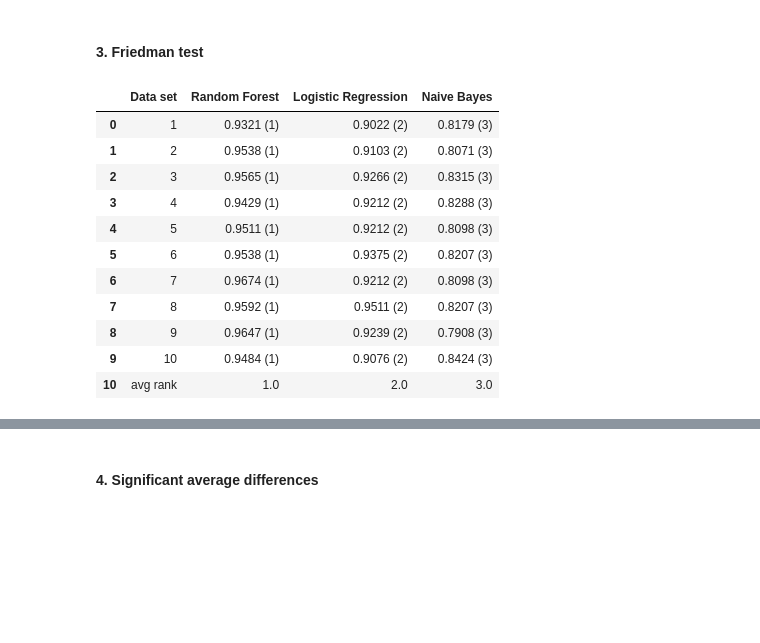
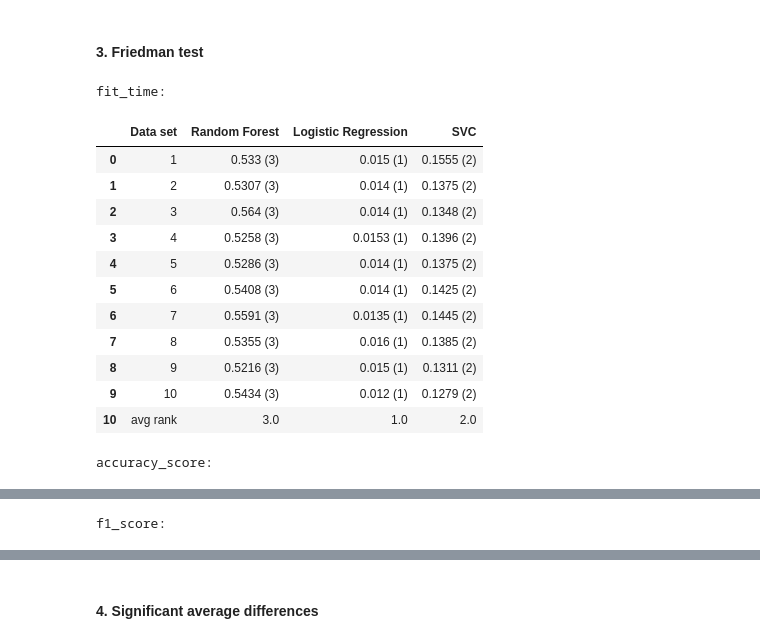
Before and after one commit to Caoze1/dv2599_a2, a Jupyter notebook: book.ipynb, the cells around one changed output, grey strips where cells are left out. Saved outputs shown, nothing was run; the diff lists cells and outputs as text; code cells hidden in the pictures; blank space fills up the shorter version.

```diff
--- a/book.ipynb
+++ b/book.ipynb
@@ -62,23 +64,16 @@ display(df)
 # %% [markdown]
 #### 0. Pre-process
 # %%
-# Split data
-x_train, x_test, y_train, y_test = train_test_split(x, y, test_size=0.2)
-
 # Initialize standard scaler
 scaler = StandardScaler()
 
 # Fit and transform train set
-x_train_scaled = scaler.fit_transform(x_train)
+x_scaler = scaler.fit_transform(x)
 
-# Transform test set
-x_test_scaled = scaler.transform(x_test)
-
-# Turn back into pandas dataframes
-x_train_scaled = pd.DataFrame(x_train_scaled, columns=x_train.columns, index=x_train.index)
-x_test_scaled = pd.DataFrame(x_test_scaled, columns=x_test.columns, index=x_test.index)
+# Turn back into pandas dataframe
+x_scaled = pd.DataFrame(x_scaler, columns=x.columns, index=x.index)
 
 # Describe
-x_train_scaled.describe().round(2)
+x_scaled.describe().round(2)
 # %% [output]
 |  | word_freq_make | word_freq_address | word_freq_all | word_freq_3d | word_freq_our | word_freq_over | ... |
@@ -133,36 +178,45 @@ df_scores.to_csv('df_scores_1.csv', index=False)
 # %% [markdown]
 #### 3. Friedman test
 # %%
-### Remove last two rows and fold column
-df_friedman_score = df_scores.iloc[:-2]
-df_rank = df_friedman_score.drop(columns='Fold')
+friedman_scores = {}
 
-### Rank
-df_rank = df_rank.rank(1, 'max', ascending=False)
+### Perform Friedman test for each dataframe
+for i, df in enumerate((df_time, df_acc, df_f1)):
+    ### Remove last two rows and fold column
+    df_friedman_score = df.iloc[:-2]
+    df_rank = df_friedman_score.drop(columns='Fold')
 
-### Add avg_rank row
-df_rank_avg = df_rank.mean()
+    ### Rank
+    df_rank = df_rank.rank(1, 'max', ascending=not i)
 
-### Combine ranks and score values
-df_friedman_score = df_friedman_score.rename(columns={'Fold': 'Data set'})
-for column in df_rank.columns:
-    combines = [f"{round(x,4)} ({int(y)})" for x, y in zip(df_friedman_score[column], df_rank[column])]
-    df_friedman_score[column] = combines
+    ### Combine ranks and score values
+    df_friedman_score = df_friedman_score.rename(columns={'Fold': 'Data set'})
+    for column in df_rank.columns:
+        combines = [f"{round(x,4)} ({int(y)})" for x, y in zip(df_friedman_score[column], df_rank[column])]
+        df_friedman_score[column] = combines
 
-df_friedman_score.loc[len(df_friedman_score)] = ['avg rank', df_rank_avg.iloc[0], df_rank_avg.iloc[1], df_rank_avg.iloc[2]]
-df_friedman_score.to_csv('df_scores_2.csv', index=False)
+    ### Add avg rank row
+    df_rank_avg = df_rank.mean()
+    df_friedman_score.loc[len(df_friedman_score)] = ['avg rank', *[df_rank_avg.iloc[x] for x in range(len(df_rank_avg))]]
 
-display(df_friedman_score)
+    ### Save friedman table
+    df_friedman_score.to_csv(f"friedman_{score_types[i]}.csv", index=False)
+    friedman_scores[score_types[i]] = df_friedman_score
+
+    print(f"{score_types[i]}:")
+    display(df_friedman_score)
 # %% [output]
+fit_time:
-|  | Data set | Random Forest | Logistic Regression | Naive Bayes |
-| 0 | 1 | 0.9321 (1) | 0.9022 (2) | 0.8179 (3) |
-| 1 | 2 | 0.9538 (1) | 0.9103 (2) | 0.8071 (3) |
-| 2 | 3 | 0.9565 (1) | 0.9266 (2) | 0.8315 (3) |
-| 3 | 4 | 0.9429 (1) | 0.9212 (2) | 0.8288 (3) |
-| 4 | 5 | 0.9511 (1) | 0.9212 (2) | 0.8098 (3) |
-| 5 | 6 | 0.9538 (1) | 0.9375 (2) | 0.8207 (3) |
-| 6 | 7 | 0.9674 (1) | 0.9212 (2) | 0.8098 (3) |
-| 7 | 8 | 0.9592 (1) | 0.9511 (2) | 0.8207 (3) |
-| 8 | 9 | 0.9647 (1) | 0.9239 (2) | 0.7908 (3) |
-| 9 | 10 | 0.9484 (1) | 0.9076 (2) | 0.8424 (3) |
-| 10 | avg rank | 1.0 | 2.0 | 3.0 |
+|  | Data set | Random Forest | Logistic Regression | SVC |
+| 0 | 1 | 0.533 (3) | 0.015 (1) | 0.1555 (2) |
+| 1 | 2 | 0.5307 (3) | 0.014 (1) | 0.1375 (2) |
+| 2 | 3 | 0.564 (3) | 0.014 (1) | 0.1348 (2) |
+| 3 | 4 | 0.5258 (3) | 0.0153 (1) | 0.1396 (2) |
+| 4 | 5 | 0.5286 (3) | 0.014 (1) | 0.1375 (2) |
+| 5 | 6 | 0.5408 (3) | 0.014 (1) | 0.1425 (2) |
+| 6 | 7 | 0.5591 (3) | 0.0135 (1) | 0.1445 (2) |
+| 7 | 8 | 0.5355 (3) | 0.016 (1) | 0.1385 (2) |
+| 8 | 9 | 0.5216 (3) | 0.015 (1) | 0.1311 (2) |
+| 9 | 10 | 0.5434 (3) | 0.012 (1) | 0.1279 (2) |
+| 10 | avg rank | 3.0 | 1.0 | 2.0 |
+accuracy_score:
@@ -168,0 +235 @@ display(df_friedman_score)
+f1_score:
```
Also changed, not shown: parts of 8 cells of this notebook, 8 other files.
